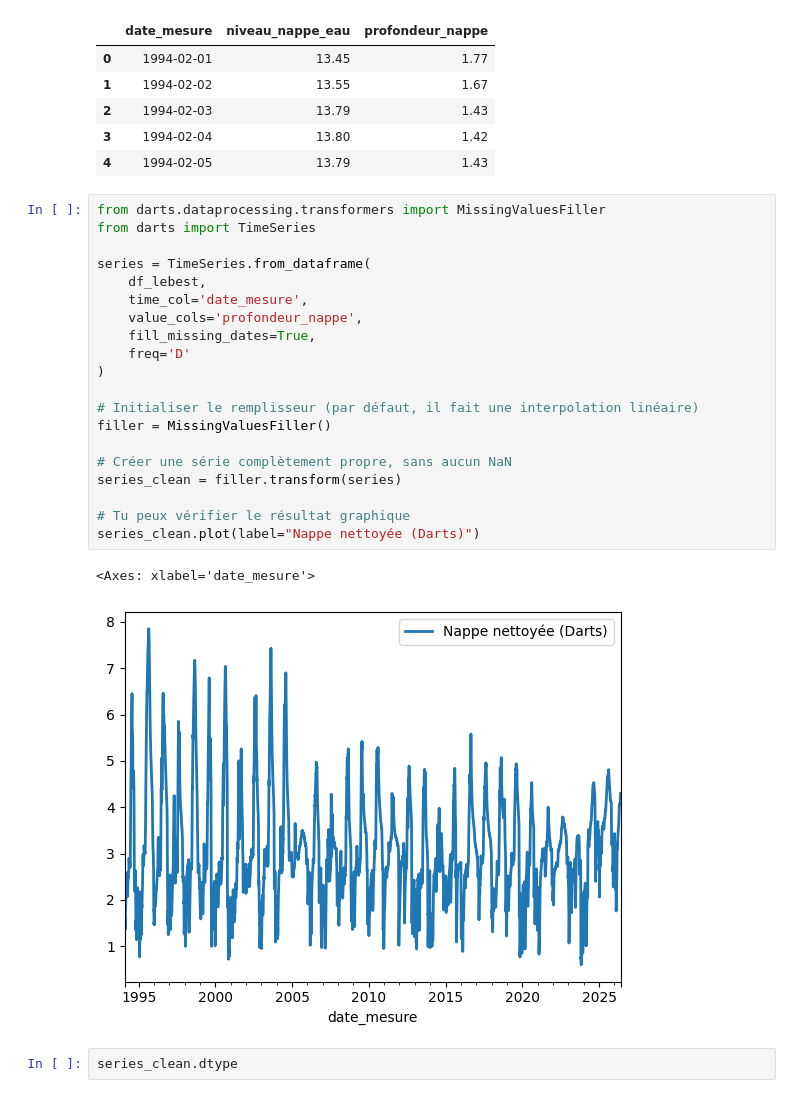
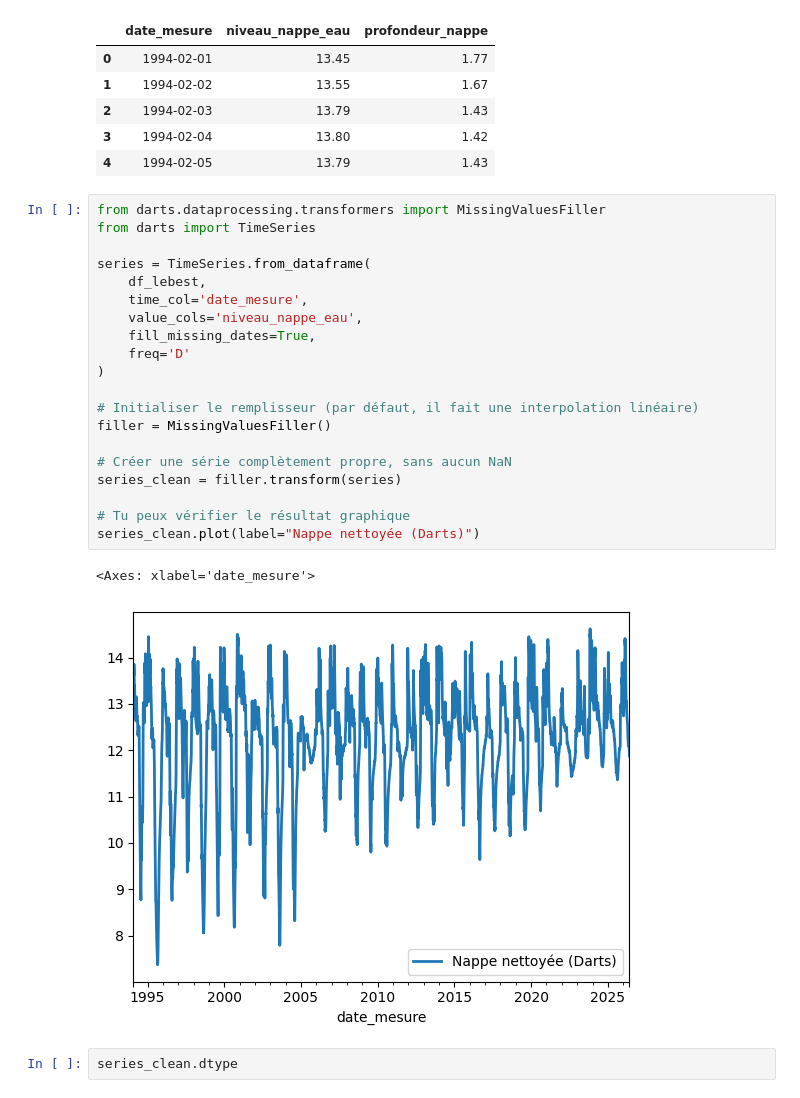
Before and after one commit to charourou/Projet_Hydrosense, a Jupyter notebook: notebooks/data_cleaning_rh_79.ipynb, the cells around one changed output. Drawn from its saved outputs; the diff is of its cells as text.

```diff
--- a/notebooks/data_cleaning_rh_79.ipynb
+++ b/notebooks/data_cleaning_rh_79.ipynb
@@ -307,26 +307,26 @@ df_lebest.head()
 # %%
 from darts.dataprocessing.transformers import MissingValuesFiller
 from darts import TimeSeries
 
 series = TimeSeries.from_dataframe(
     df_lebest,
     time_col='date_mesure',
-    value_cols='profondeur_nappe',
+    value_cols='niveau_nappe_eau',
     fill_missing_dates=True,
     freq='D'
 )
 
 # Initialiser le remplisseur (par défaut, il fait une interpolation linéaire)
 filler = MissingValuesFiller()
 
 # Créer une série complètement propre, sans aucun NaN
 series_clean = filler.transform(series)
 
 # Tu peux vérifier le résultat graphique
 series_clean.plot(label="Nappe nettoyée (Darts)")
 # %% [output]
 <Axes: xlabel='date_mesure'>
-[figure, old version]
+[figure, new version]
 # %%
 series_clean.dtype
 # %% [output]
```
Also changed, not shown: parts of 9 cells of this notebook, 2 other files.
